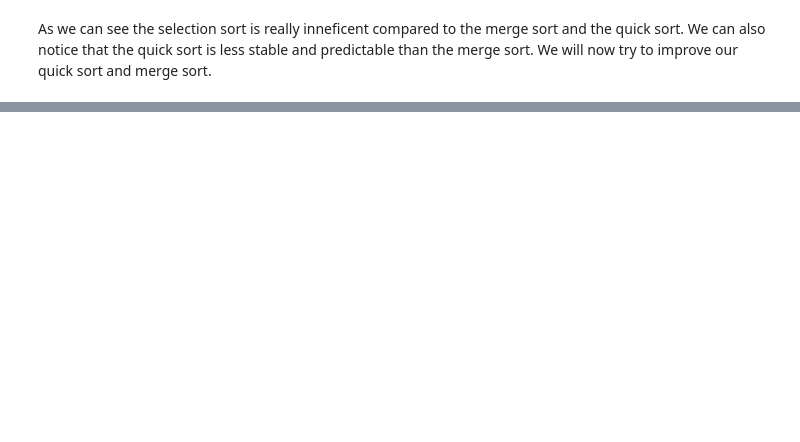
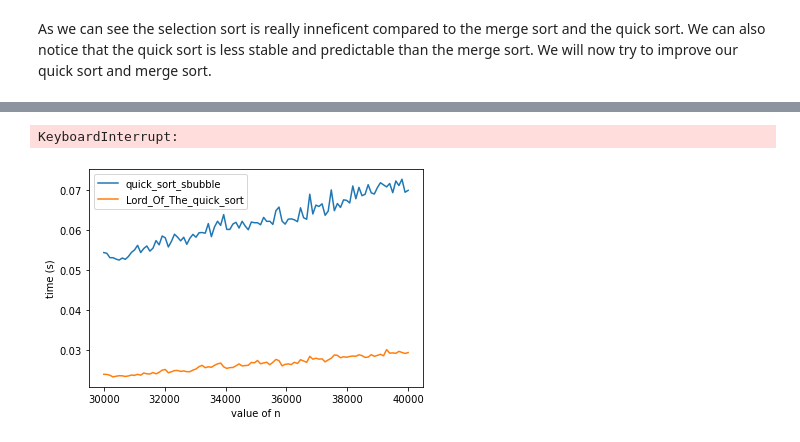
Before and after one commit to galyfray/IT41_TH1, a Jupyter notebook: Question2.ipynb, the cells around one changed output, grey strips where cells are left out. Saved outputs shown, nothing was run; the diff lists cells and outputs as text; code cells hidden in the pictures; blank space fills up the shorter version.

```diff
--- a/Question2.ipynb
+++ b/Question2.ipynb
@@ -350,0 +401,5 @@ plt.show()
+# %%
+plotTime([quick_sort_bubble,quick_sort_hoare,quick_sort_sbubble],linspace(80000,90000,100),lambda n:[array[:n]],plt)
+plt.show()
+# %% [output]
+KeyboardInterrupt:
@@ -350,0 +456,6 @@ plt.show()
+# %%
+plotTime([quick_sort_sbubble],linspace(30000,40000,100),lambda n:[array[:n]],plt)
+plotTime([Lord_Of_The_quick_sort],linspace(30000,40000,100),lambda n:[array[:n]],plt)
+plt.show()
+# %% [output]
+[figure, added]
```
Also changed, not shown: parts of 16 cells of this notebook.
